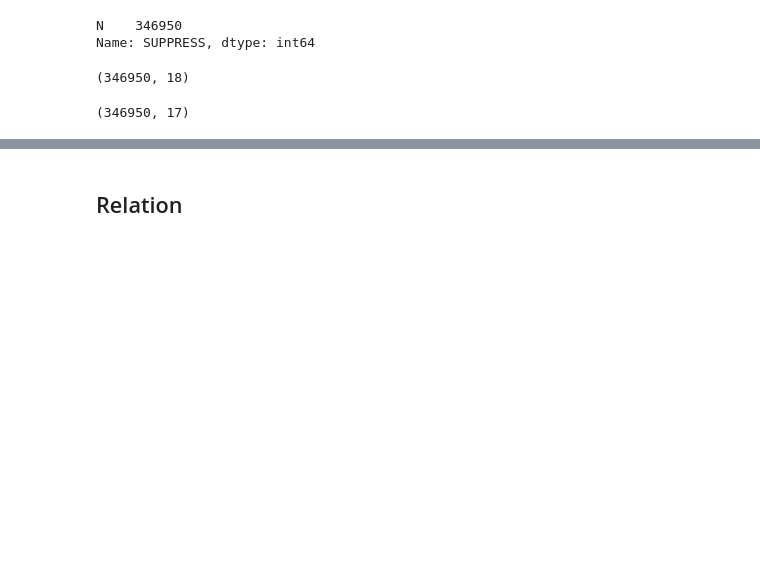
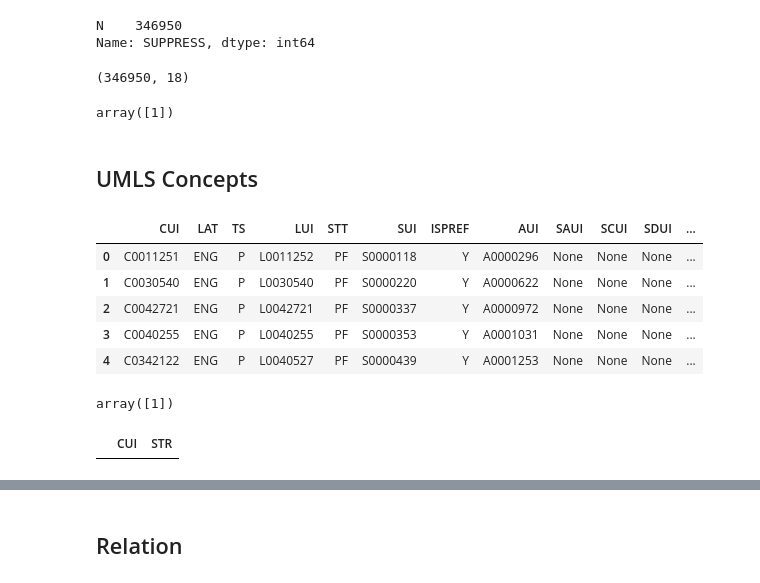
Before and after one commit to wtgme/snomed, a Jupyter notebook: umls.ipynb, the cells around one changed output, grey strips where cells are left out. Saved outputs shown, nothing was run; the diff lists cells and outputs as text; code cells hidden in the pictures; blank space fills up the shorter version.

```diff
--- a/umls.ipynb
+++ b/umls.ipynb
@@ -41,0 +51,4 @@ df.shape
+# %%
+scui_df['STR'].unique()
+# %% [output]
+array([1])
@@ -41,0 +57,16 @@ df.shape
+# %% [markdown]
+## UMLS Concepts
+# %%
+query = '''
+SELECT * FROM MRCONSO WHERE TTY='PN' AND CUI in (select distinct CUI from MRCONSO WHERE SAB ='SNOMEDCT_US')
+'''
+df = pd.read_sql_query(query, sql_engine)
+# %%
+df.head()
+# %% [output]
+|  | CUI | LAT | TS | LUI | STT | SUI | ISPREF | AUI | SAUI | SCUI | SDUI | ... |
+| 0 | C0011251 | ENG | P | L0011252 | PF | S0000118 | Y | A0000296 | None | None | None | ... |
+| 1 | C0030540 | ENG | P | L0030540 | PF | S0000220 | Y | A0000622 | None | None | None | ... |
+| 2 | C0042721 | ENG | P | L0042721 | PF | S0000337 | Y | A0000972 | None | None | None | ... |
+| 3 | C0040255 | ENG | P | L0040255 | PF | S0000353 | Y | A0001031 | None | None | None | ... |
+| 4 | C0342122 | ENG | P | L0040527 | PF | S0000439 | Y | A0001253 | None | None | None | ... |
@@ -42,2 +79,10 @@ df.shape
+# %%
+cui_df['STR'].unique()
+# %% [output]
+array([1])
+# %%
+cui_df[cui_df['STR'] >1]
+# %% [output]
+|  | CUI | STR |
 # %%
 df.to_csv('data/concepts.csv', index=None)
@@ -50,4 +88,0 @@ con = con.sort_index()
-# %%
-con.shape
-# %% [output]
-(346950, 17)
```
Also changed, not shown: parts of 57 cells of this notebook, 1 other file.
